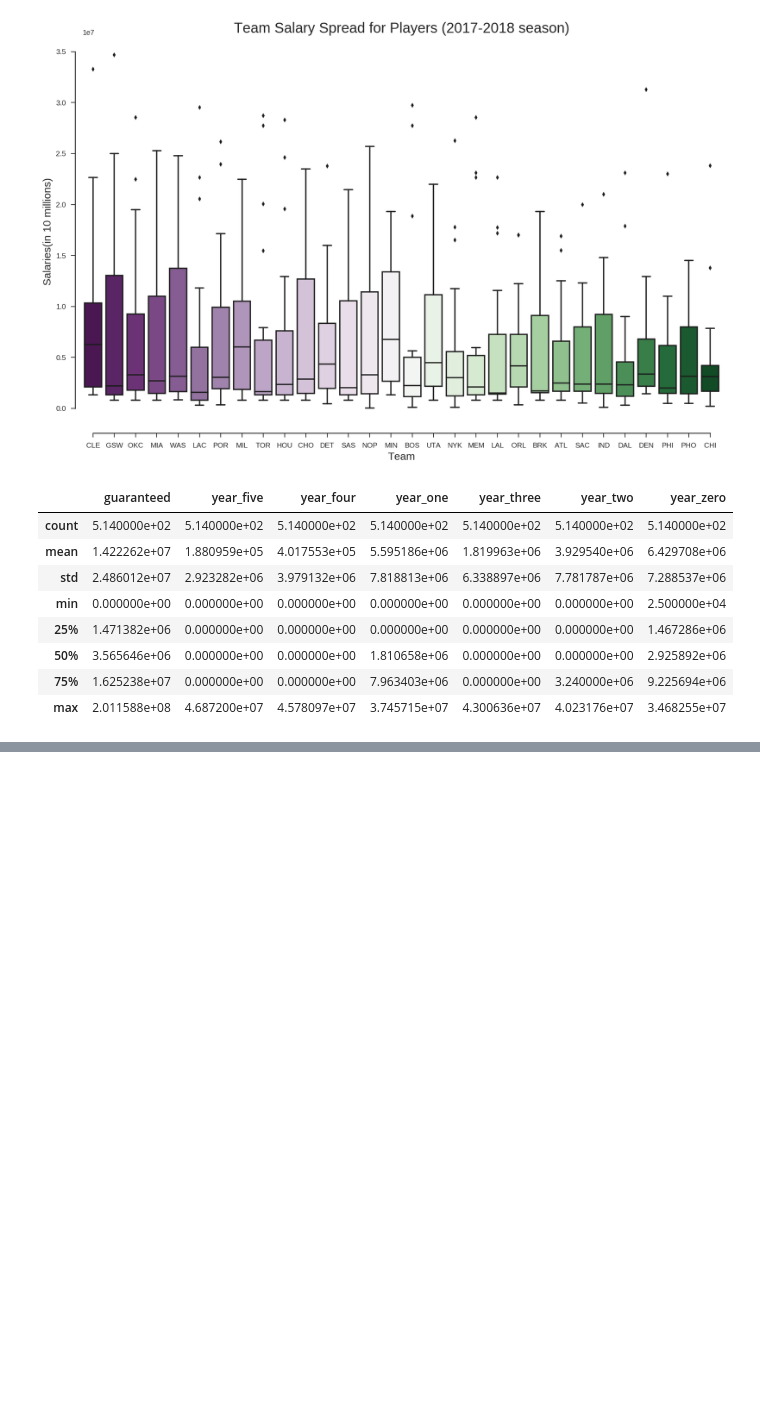
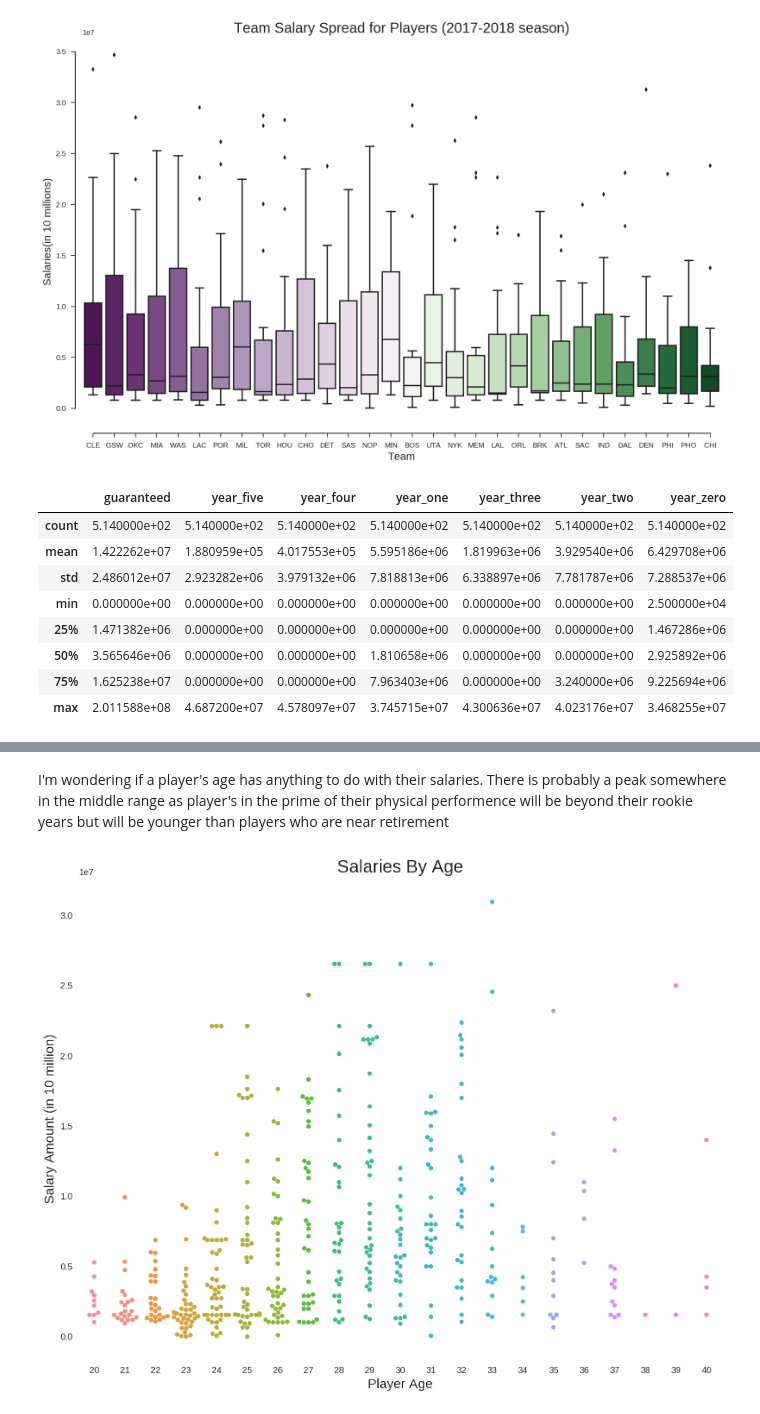
Before and after one commit to michaelkim9/nba_predictor_project_dsi, a Jupyter notebook: Part_3_exploratory_data_analysis.ipynb, the cells around one changed output, grey strips where cells are left out. Saved outputs shown, nothing was run; the diff lists cells and outputs as text; code cells hidden in the pictures; blank space fills up the shorter version.

```diff
--- a/Part_3_exploratory_data_analysis.ipynb
+++ b/Part_3_exploratory_data_analysis.ipynb
@@ -168,0 +213,16 @@ nba_df = query_to_df('SELECT * FROM ')
+# %% [markdown]
+I'm wondering if a player's age has anything to do with their salaries. There is probably a peak somewhere in the middle range as player's in the prime of their physical performence will be beyond their rookie years but will be younger than players who are near retirement
+# %%
+fig = plt.figure(figsize=(13,10))
+ax = plt.gca()
+
+sns.swarmplot(x='age', y='recent_salary', data=nba_df.sort_values('age',ascending=False))
+
+ax.set_title('Salaries By Age',size=20)
+ax.set_ylabel('Salary Amount (in 10 million)', fontsize=15)
+ax.set_xlabel('Player Age', fontsize=15)
+
+sns.despine(left=True, bottom=True)
+plt.show()
+# %% [output]
+[figure, added]
```
Also changed, not shown: parts of 8 cells of this notebook, 2 other files.
